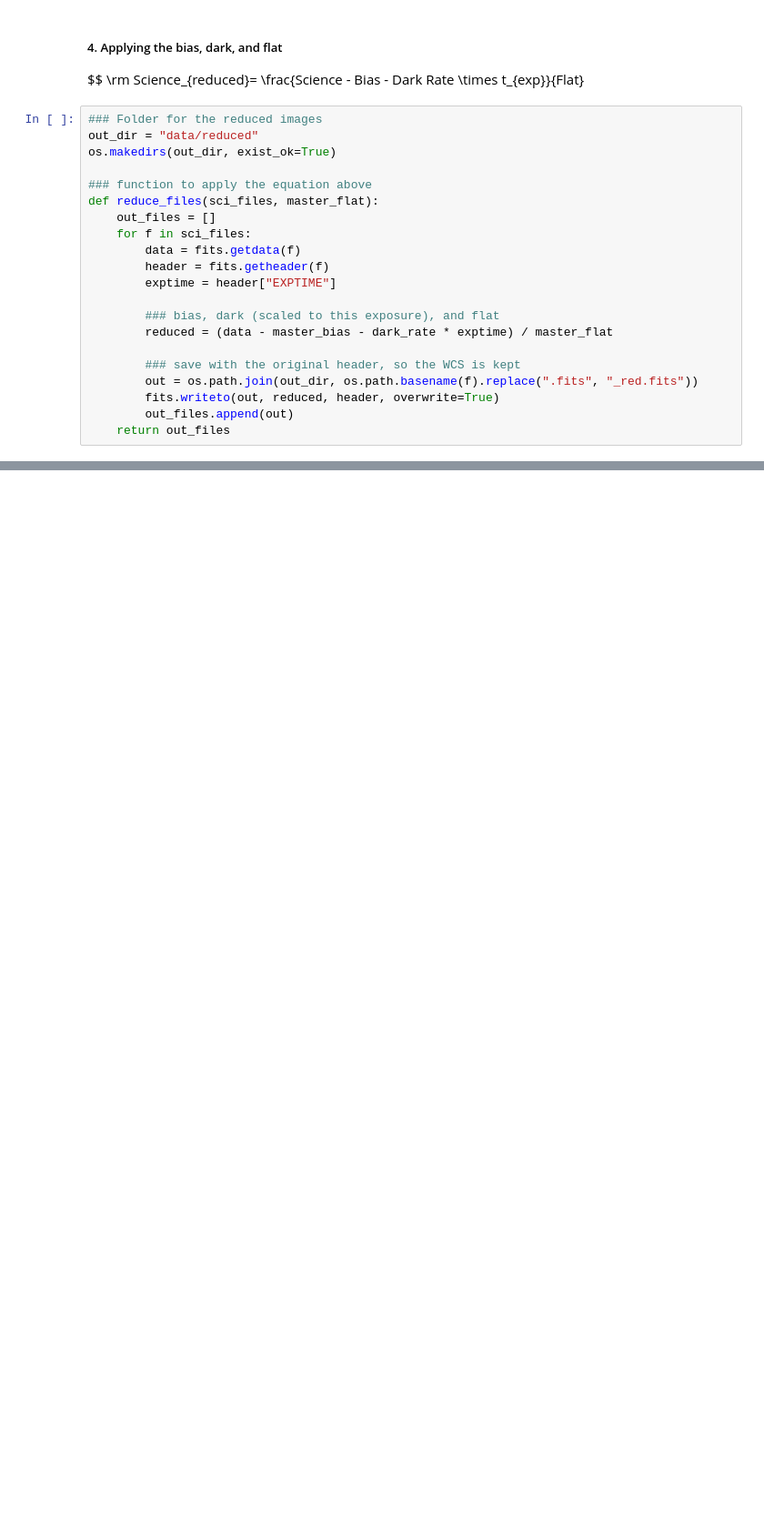
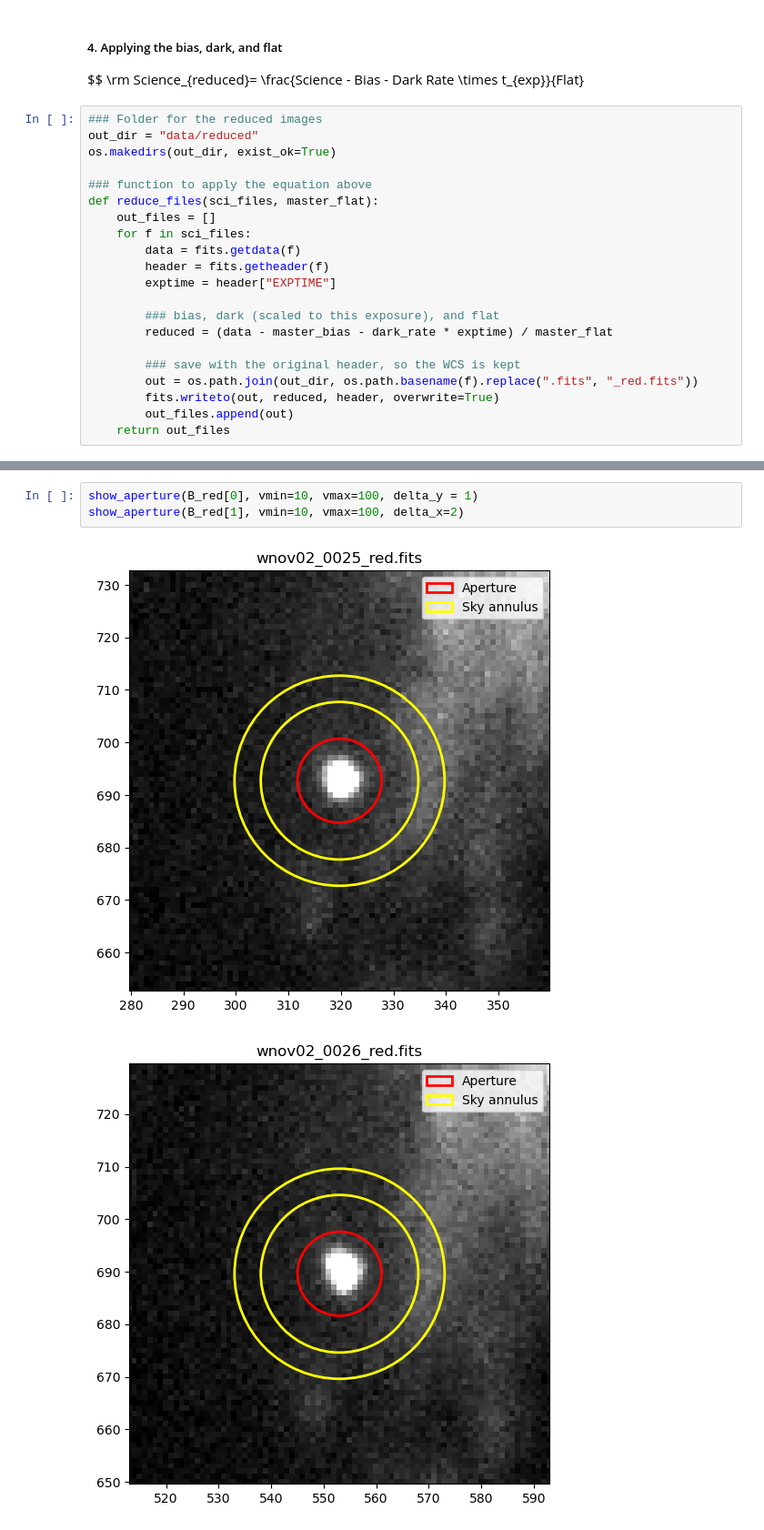
Before and after one commit to AaKavan/ASTR302_SLASH, a Jupyter notebook: nov_data_processing.ipynb, the cells around one changed output, grey strips where cells are left out. Shown at 91% size. Cells and saved outputs as stored; diff of their text form; blank space fills up the shorter version.

```diff
--- a/nov_data_processing.ipynb
+++ b/nov_data_processing.ipynb
@@ -353,0 +458,6 @@ plt.show()
+# %%
+show_aperture(B_red[0], vmin=10, vmax=100, delta_y = 1)
+show_aperture(B_red[1], vmin=10, vmax=100, delta_x=2)
+# %% [output]
+[figure, added]
+[figure, added]
```
Also changed, not shown: parts of 11 cells of this notebook.
